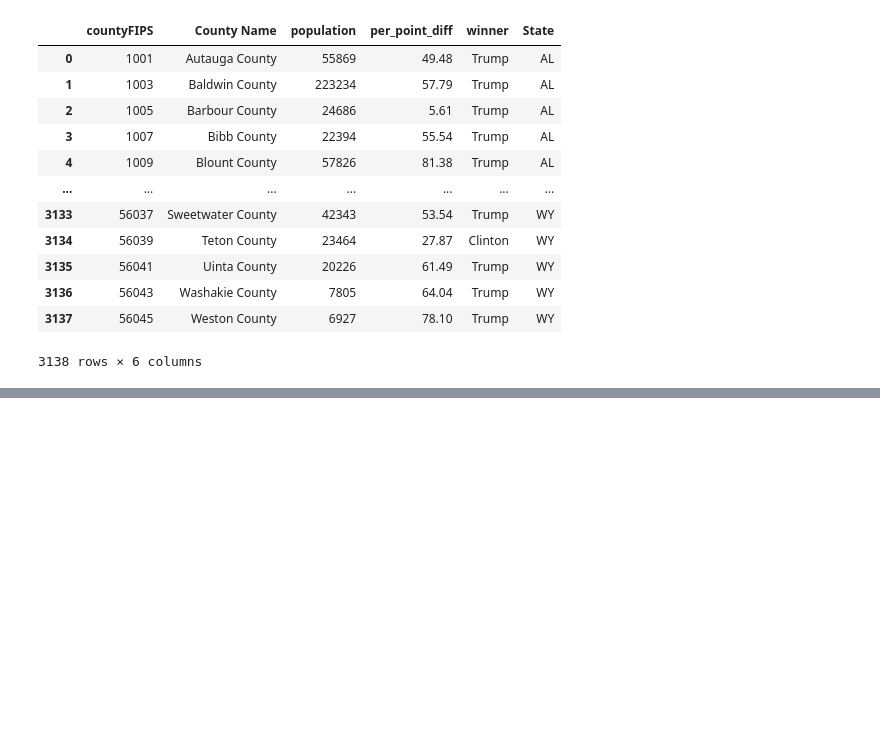
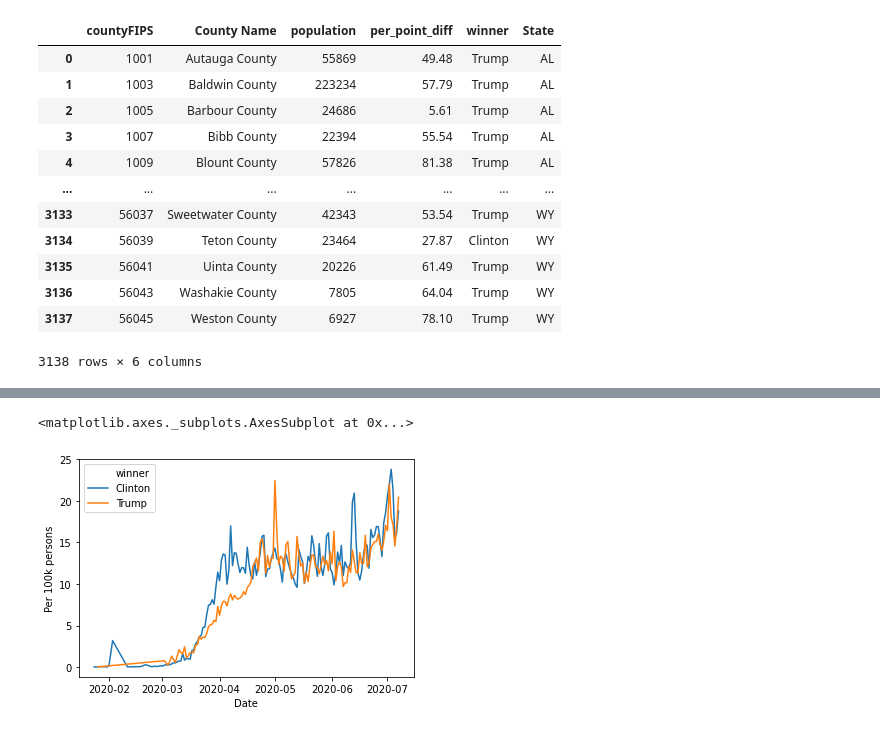
Before and after one commit to IterateFailIterateFail/County-Election-Corona, a Jupyter notebook: Cornoa per county .ipynb, the cells around one changed output, grey strips where cells are left out. Cells and saved outputs as stored; diff of their text form; code cells hidden in the pictures; blank space fills up the shorter version.

```diff
--- a/Cornoa per county .ipynb
+++ b/Cornoa per county .ipynb
@@ -328,0 +347,7 @@ sns.lineplot(x="Date", y="weighted_sum",hue = 'winner', data= increases.groupby(
+# %%
+#Increase by ccounites per 100k
+#Now only cvounties that have an increase in cases on that day
+sns.lineplot(x="Date", y='Per 100k persons',hue = 'winner', data=increases[increases['Per 100k persons'] > 0].groupby(['Date','winner'],as_index = False)[['Per 100k persons']].mean())
+# %% [output]
+<matplotlib.axes._subplots.AxesSubplot at 0x...>
+[figure, added]
```
Also changed, not shown: parts of 20 cells of this notebook, 2 other files.
